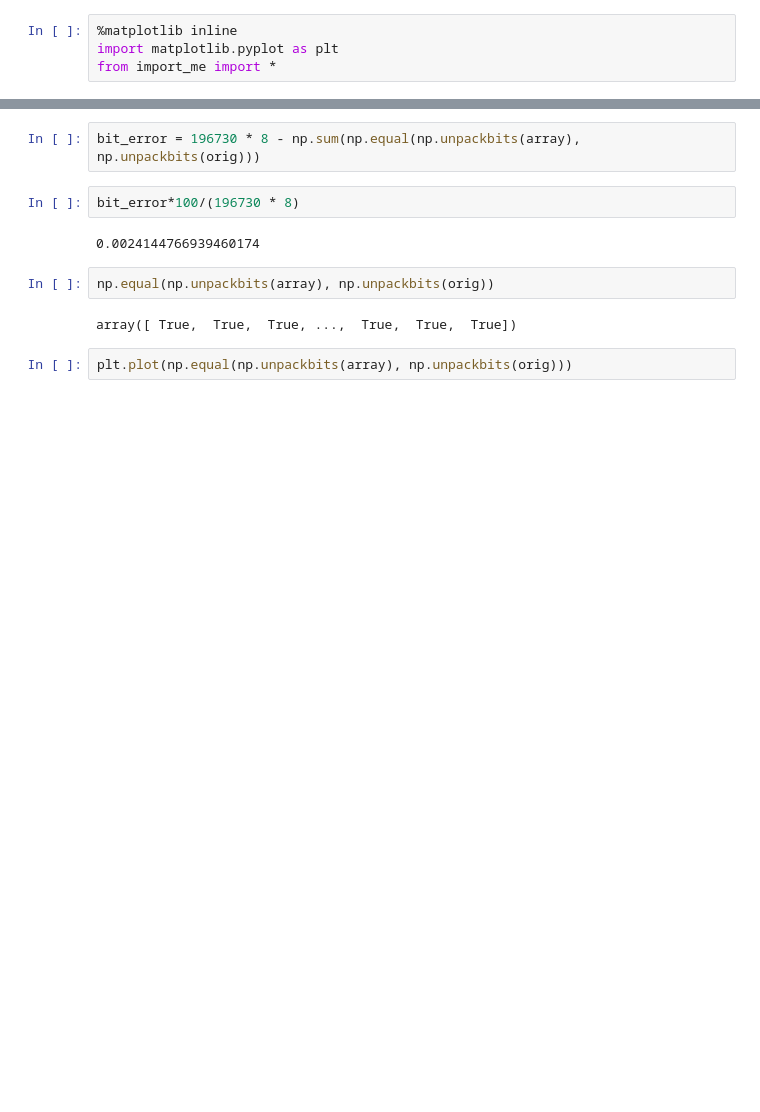
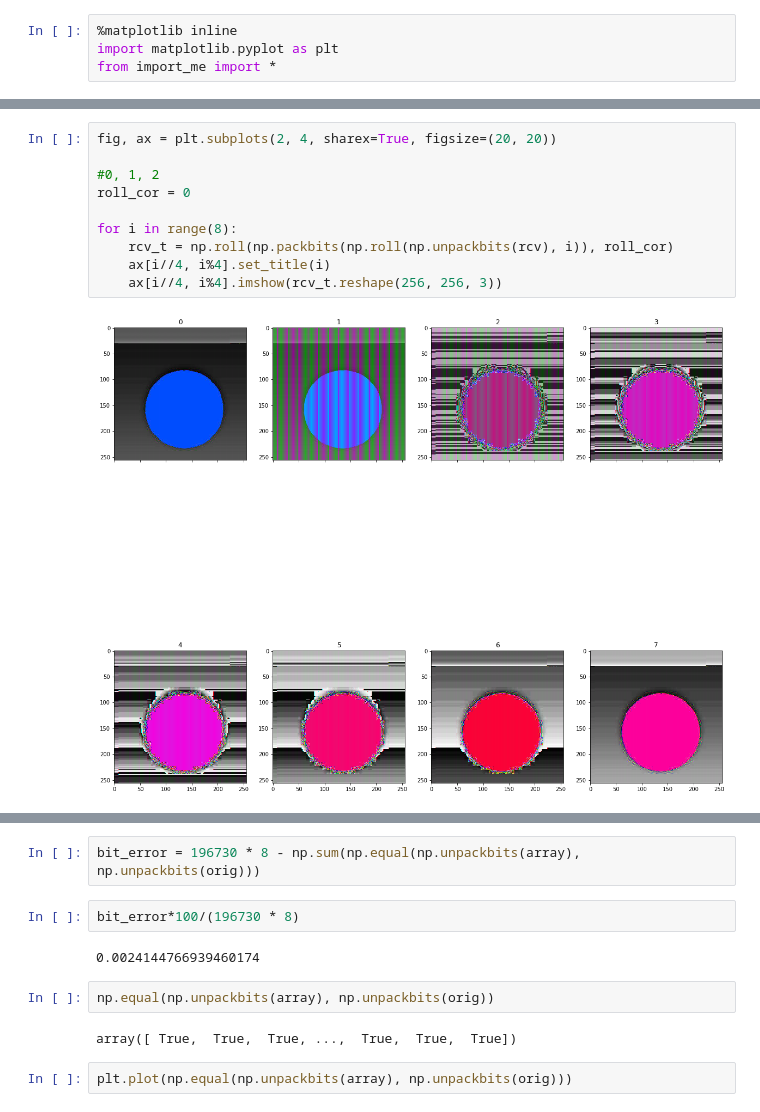
Before and after one commit to rafaelmcam/gr-ITpp, a Jupyter notebook: examples/BPSK Ladams/25-04-2019/25-04.ipynb, the cells around one changed output, grey strips where cells are left out. Drawn from its saved outputs; the diff is of its cells as text; blank space fills up the shorter version.

```diff
--- a/examples/BPSK Ladams/25-04-2019/25-04.ipynb
+++ b/examples/BPSK Ladams/25-04-2019/25-04.ipynb
@@ -22,2 +74,14 @@ array([  8,  92,   8, ..., 184,  16, 184], dtype=uint8)
+# %%
+fig, ax = plt.subplots(2, 4, sharex=True, figsize=(20, 20))
+
+#0, 1, 2
+roll_cor = 0
+
+for i in range(8):
+    rcv_t = np.roll(np.packbits(np.roll(np.unpackbits(rcv), i)), roll_cor)
+    ax[i//4, i%4].set_title(i)
+    ax[i//4, i%4].imshow(rcv_t.reshape(256, 256, 3))
+# %% [output]
+[figure, added]
 # %%
 findBitShift_and_Begin(rcv)
```
Also changed, not shown: parts of 16 cells of this notebook, 1 other file.
